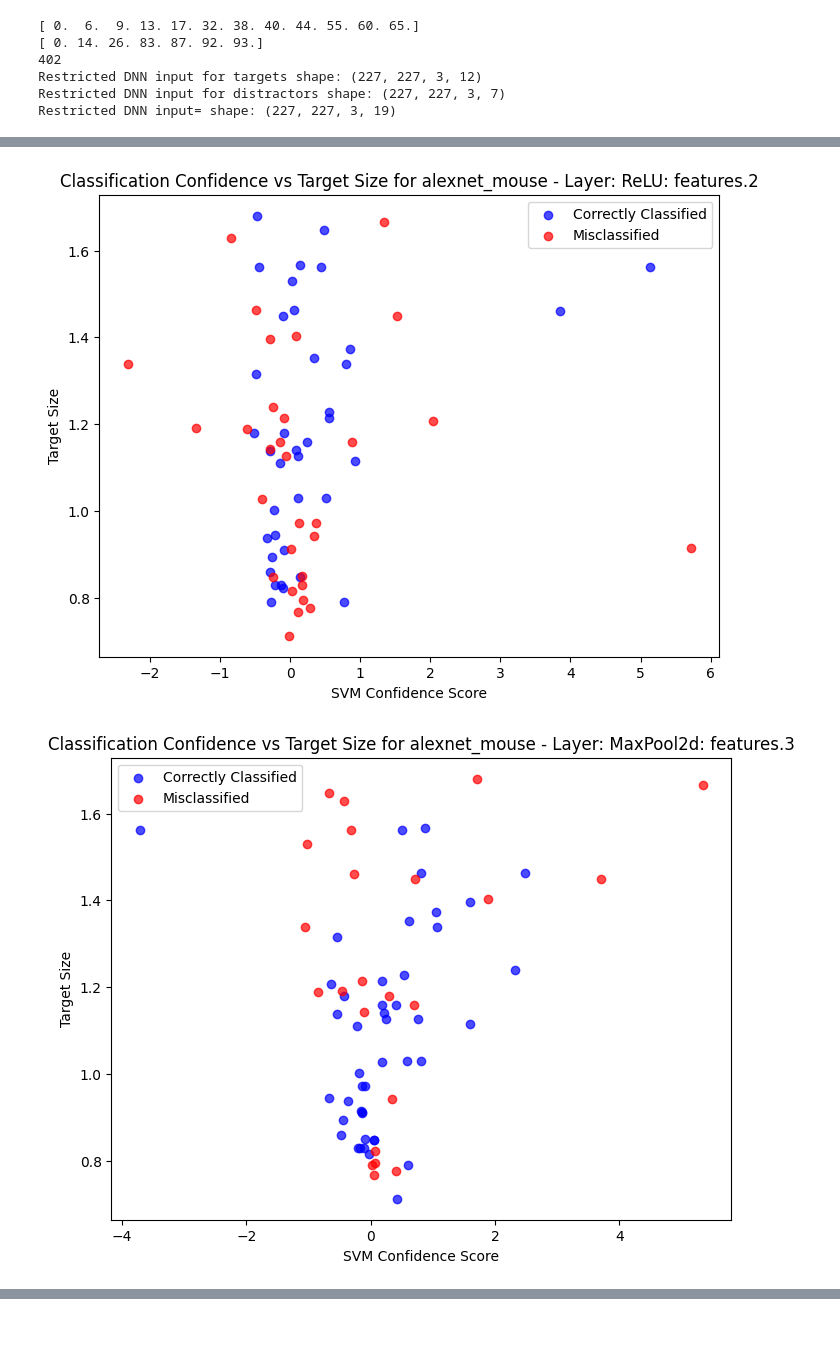
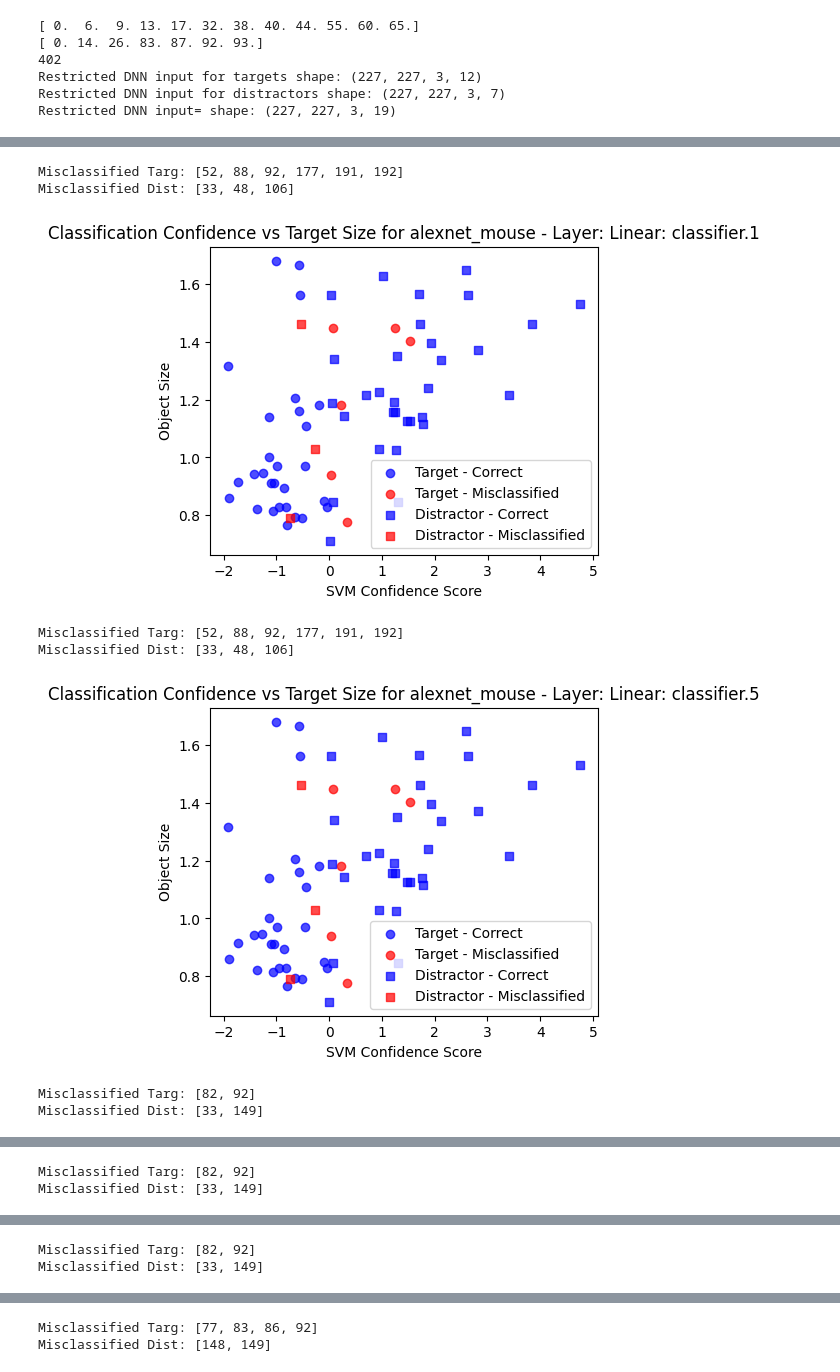
Before and after one commit to emeyer121/TreeShrewObjectRecognition, a Jupyter notebook: 5_behaviorModeling/plotDNNPerf.ipynb, the cells around one changed output, grey strips where cells are left out. Saved outputs shown, nothing was run; the diff lists cells and outputs as text; code cells hidden in the pictures; blank space fills up the shorter version.

```diff
--- a/5_behaviorModeling/plotDNNPerf.ipynb
+++ b/5_behaviorModeling/plotDNNPerf.ipynb
@@ -242,56 +242,63 @@ for nn_idx, nn in enumerate(network):
         act_test = np.array(np.concatenate((act_test_targ[nn_idx][lay_idx], act_test_dist[nn_idx][lay_idx]), axis=0))
         # print(np.shape(act_train))
         # print(np.shape(act_test))
 
         y_train = np.array([0] * len(train_targ_idx) + [1] * len(train_dist_idx))
         y_test = np.array([0] * len(test_targ_idx) + [1] * len(test_dist_idx))
 
         clf = make_pipeline(StandardScaler(),
                     LinearSVC(random_state=0, tol=1e-5))
         clf.fit(act_train, y_train)
         y_pred_train = clf.predict(act_train)
         y_pred_test = clf.predict(act_test)
         conf_scores = clf.decision_function(act_test)
         NNPerf[nn_idx][lay_idx] = np.sum(y_pred_test == y_test) / len(y_test)
         # print(f'Training performance for {nn} - Layer: {layers}:', np.sum(y_pred_train == y_train) / len(y_train))
         # print(f'Test performance for {nn} - Layer: {layers}:', NNPerf[nn_idx][lay_idx])
 
         # Plot confusion matrix for test set identities
         # from sklearn.metrics import confusion_matrix, ConfusionMatrixDisplay
         # cm = confusion_matrix(y_test, y_pred_test)
         # disp = ConfusionMatrixDisplay(confusion_matrix=cm, display_labels=['Target', 'Distractor'])
         # disp.plot(cmap=plt.cm.Blues)
         # plt.title(f'Confusion Matrix for {nn} - Layer: {layers}')
         # plt.show()
 
         # print target and distractor IDs that were misclassified
-        classified_indices = np.where(y_test == y_pred_test)[0]
-        misclassified_indices = np.where(y_test != y_pred_test)[0]
-        misclassified_targets = [test_targ_idx[i] for i in misclassified_indices if y_test[i] == 0]
-        misclassified_distractors = [test_dist_idx[i-len(test_targ_idx)] for i in misclassified_indices if y_test[i] == 1]
-        # print(f'Misclassified Targets for {nn} - Layer: {layers}:', misclassified_targets)
-        # print(f'Misclassified Distractors for {nn} - Layer: {layers}:', misclassified_distractors)
+        if 'Linear' in layers:
+                classified_indices = np.where(y_test == y_pred_test)[0]
+                misclassified_indices = np.where(y_test != y_pred_test)[0]
+                misclassified_targets = [test_targ_idx[i] for i in misclassified_indices if y_test[i] == 0]
+                misclassified_distractors = [test_dist_idx[i-len(test_targ_idx)] for i in misclassified_indices if y_test[i] == 1]
+                print(f'Misclassified Targ:', misclassified_targets)
+                print(f'Misclassified Dist:', misclassified_distractors)
 
-        plt.figure(figsize=(8, 6))
-        target_mask = y_test == 0
-        distractor_mask = y_test == 1
-        correct_mask = y_test == y_pred_test
-        misclassified_mask = ~correct_mask
+                plt.figure(figsize=(5, 4))
+                target_mask = y_test == 0
+                distractor_mask = y_test == 1
+                correct_mask = y_test == y_pred_test
+                misclassified_mask = ~correct_mask
 
-        plt.scatter(conf_scores[target_mask & correct_mask], test_sizes[target_mask & correct_mask],
-                color='blue', marker='o', label='Target - Correct', alpha=0.7)
-        plt.scatter(conf_scores[target_mask & misclassified_mask], test_sizes[target_mask & misclassified_mask],
-                color='red', marker='o', label='Target - Misclassified', alpha=0.7)
+                plt.scatter(conf_scores[target_mask & correct_mask], test_sizes[target_mask & correct_mask],
+                        color='blue', marker='o', label='Target - Correct', alpha=0.7)
+                plt.scatter(conf_scores[target_mask & misclassified_mask], test_sizes[target_mask & misclassified_mask],
+                        color='red', marker='o', label='Target - Misclassified', alpha=0.7)
 
-        plt.scatter(conf_scores[distractor_mask & correct_mask], test_sizes[distractor_mask & correct_mask],
-                color='blue', marker='s', label='Distractor - Correct', alpha=0.7)
-        plt.scatter(conf_scores[distractor_mask & misclassified_mask], test_sizes[distractor_mask & misclassified_mask],
-                color='red', marker='s', label='Distractor - Misclassified', alpha=0.7)
-        plt.xlabel('SVM Confidence Score')
-        plt.ylabel('Object Size')
-        plt.title(f'Classification Confidence vs Target Size for {nn} - Layer: {layers}')
-        plt.legend()
-        plt.show()
+                plt.scatter(conf_scores[distractor_mask & correct_mask], test_sizes[distractor_mask & correct_mask],
+                        color='blue', marker='s', label='Distractor - Correct', alpha=0.7)
+                plt.scatter(conf_scores[distractor_mask & misclassified_mask], test_sizes[distractor_mask & misclassified_mask],
+                        color='red', marker='s', label='Distractor - Misclassified', alpha=0.7)
+                plt.xlabel('SVM Confidence Score')
+                plt.ylabel('Object Size')
+                plt.title(f'Classification Confidence vs Target Size for {nn} - Layer: {layers}')
+                plt.legend()
+                plt.show()
 # %% [output]
+Misclassified Targ: [52, 88, 92, 177, 191, 192]
+Misclassified Dist: [33, 48, 106]
-[figure, old version]
+[figure, new version]
+Misclassified Targ: [52, 88, 92, 177, 191, 192]
+Misclassified Dist: [33, 48, 106]
-[figure, old version]
+[figure, new version]
+Misclassified Targ: [82, 92]
+Misclassified Dist: [33, 149]
@@ -298,0 +306,2 @@ for nn_idx, nn in enumerate(network):
+Misclassified Targ: [82, 92]
+Misclassified Dist: [33, 149]
@@ -299,0 +309,2 @@ for nn_idx, nn in enumerate(network):
+Misclassified Targ: [82, 92]
+Misclassified Dist: [33, 149]
@@ -300,0 +312,2 @@ for nn_idx, nn in enumerate(network):
+Misclassified Targ: [77, 83, 86, 92]
+Misclassified Dist: [148, 149]
```
Also changed, not shown: parts of 1 cell of this notebook, 2 other files.
